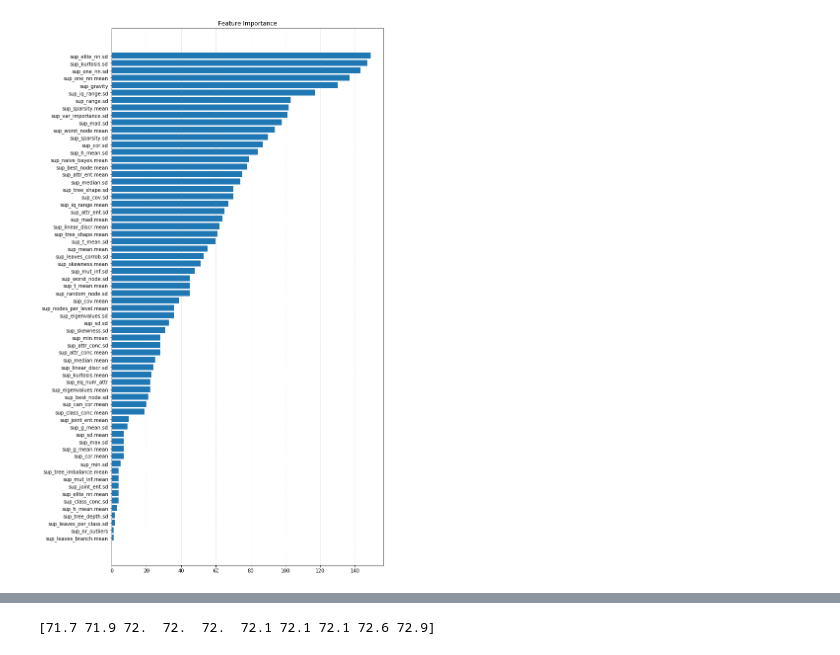
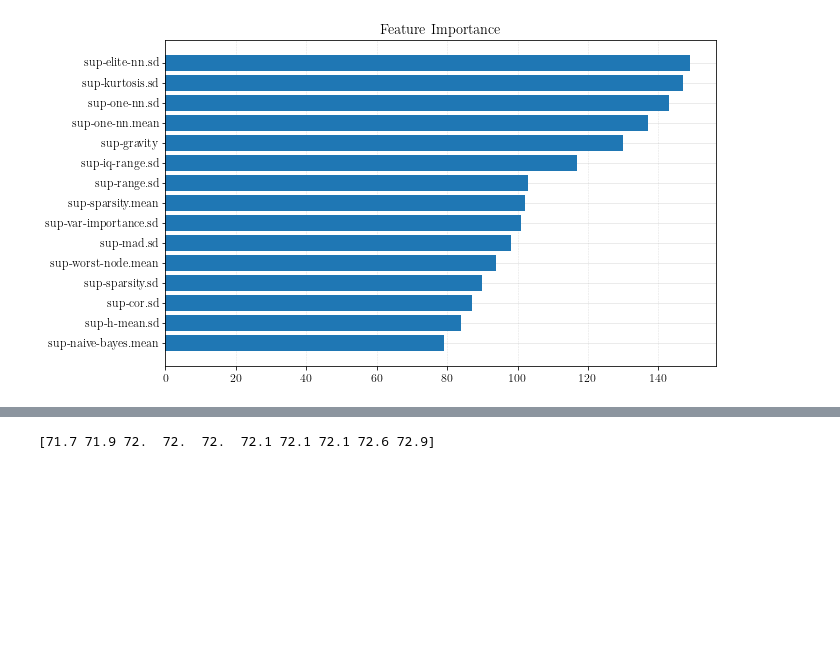
Before and after one commit to maffei2443/meta_experiments, a Jupyter notebook: notebooks/elec2_noninc.ipynb, the cells around one changed output, grey strips where cells are left out. Saved outputs shown, nothing was run; the diff lists cells and outputs as text; code cells hidden in the pictures; blank space fills up the shorter version.

Commit message:
update results plot and style

```diff
--- a/notebooks/elec2_noninc.ipynb
+++ b/notebooks/elec2_noninc.ipynb
@@ -5,21 +10,21 @@ import matplotlib.pyplot as plt
 # %%
-importance = load('../data/elec2_ninc/importance.joblib')
-fname = load('../data/elec2_ninc/fnames.joblib')
-dic = sorted([(k,v) for k,v in zip(importance, fname) if k > 0])
+t_importance = load('../data/elec2_ninc/importance.joblib')
+t_fname = load('../data/elec2_ninc/fnames.joblib')[:-1]
+dic = sorted([(k,v) for k,v in zip(t_importance, t_fname)])[-15:]
 importance = [k for k,v in dic]
 fname = [v for k,v in dic]
 pos = np.arange(len(importance))
 # %%
-fig, ax1 = plt.subplots(figsize=(10,20))
+fig, ax1 = plt.subplots(figsize=(10,6))
 fig.subplots_adjust(left=0.115, right=0.88)
 ax1.set_title('Feature Importance')
 ax1.xaxis.grid(True, linestyle='--', which='major',
                    color='grey', alpha=.25)
 rects = plt.barh(pos, importance,
          align='center',
-         tick_label=fname)
+         tick_label=[x.replace('_','-') for x in fname])
 # %% [output]
-[figure, old version]
+[figure, new version]
 # %%
 arange = 1000
 difference = np.array(load('../data/elec2_ninc/difference.joblib'))
```
Also changed, not shown: parts of 14 cells of this notebook, 12 other files.
